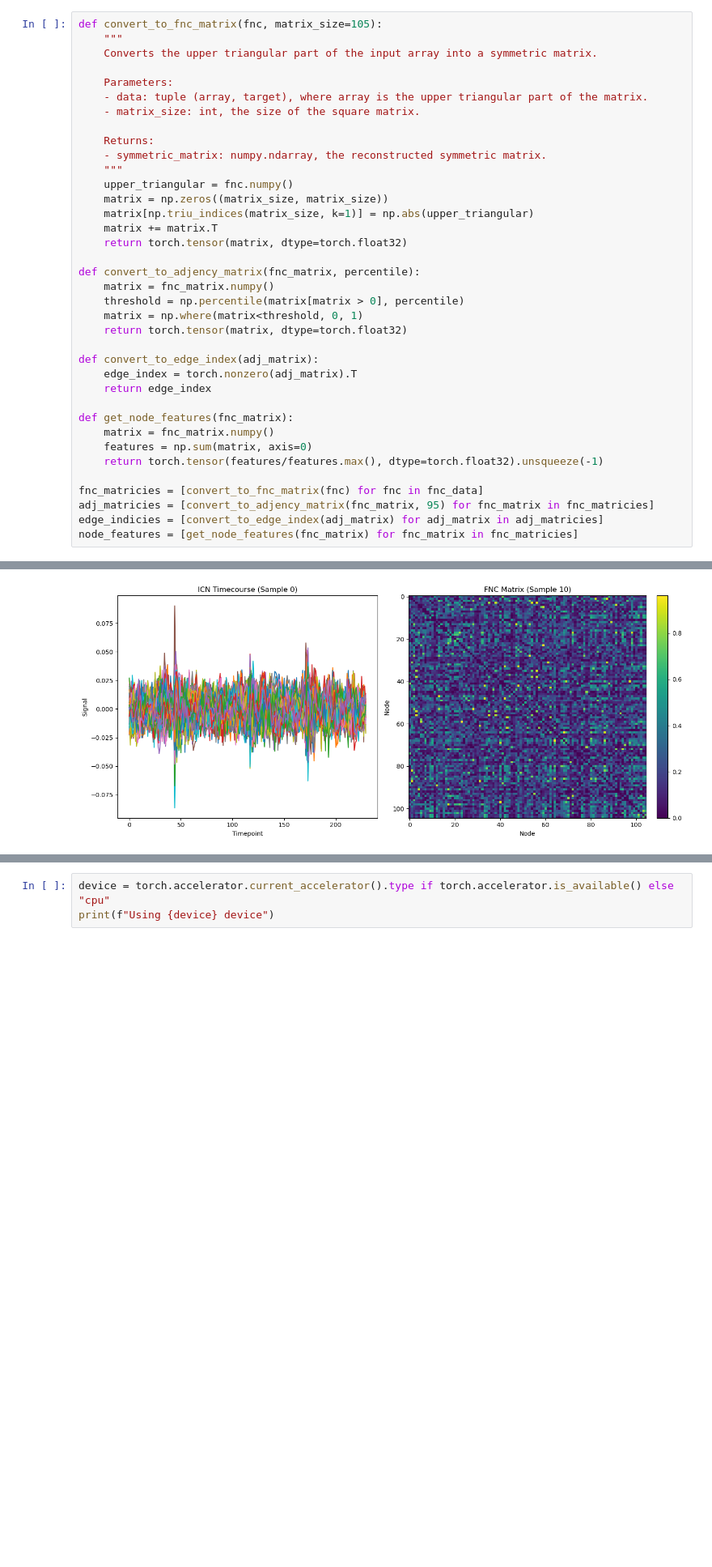
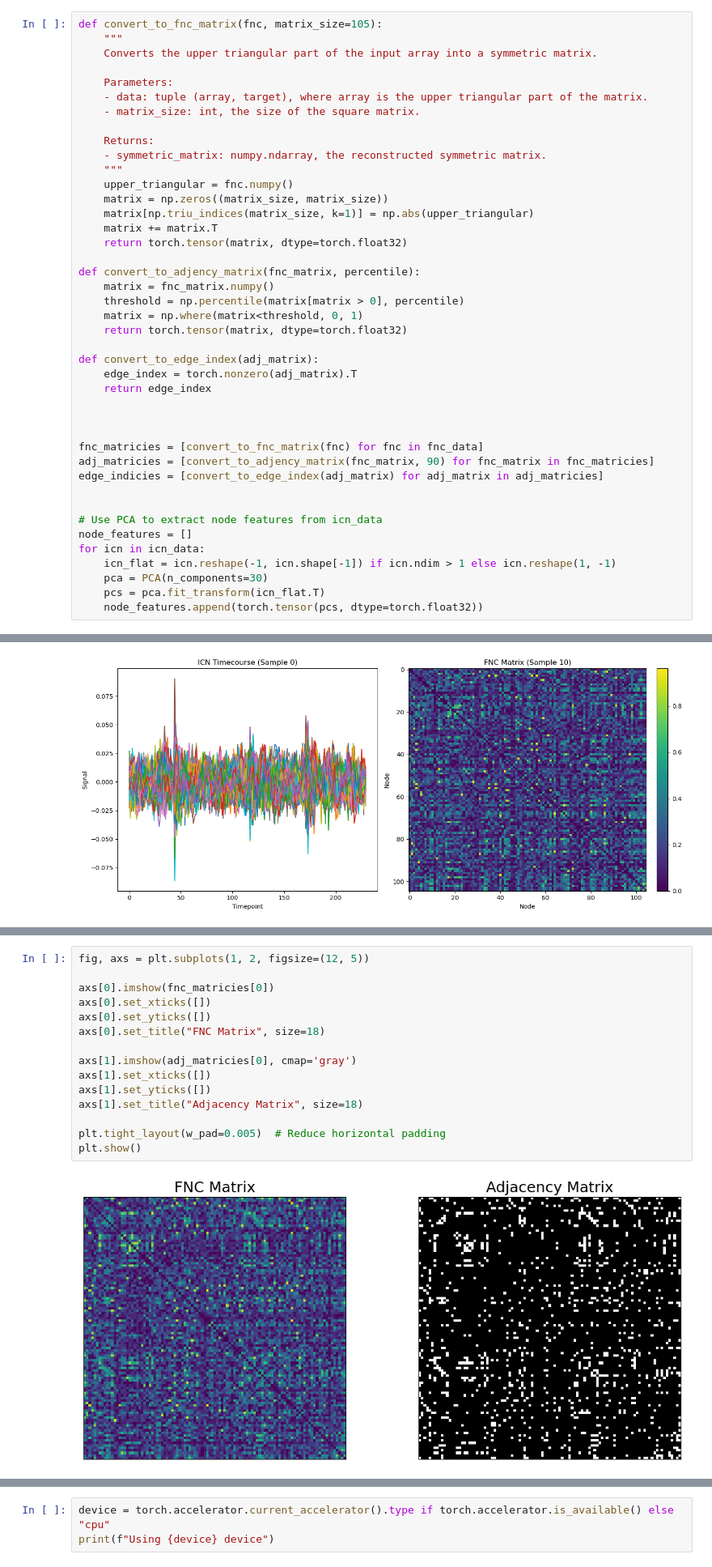
Before and after one commit to GiebatG/Psychosis-classification-with-rsfMRI, a Jupyter notebook: Project.ipynb, the cells around one changed output, grey strips where cells are left out. Shown: that part at 81% size. Saved outputs shown, nothing was run; the diff lists cells and outputs as text; blank space fills up the shorter version.

```diff
--- a/Project.ipynb
+++ b/Project.ipynb
@@ -91,15 +98,20 @@ def convert_to_edge_index(adj_matrix):
     edge_index = torch.nonzero(adj_matrix).T
     return edge_index
 
-def get_node_features(fnc_matrix):
-    matrix = fnc_matrix.numpy()
-    features = np.sum(matrix, axis=0)
-    return torch.tensor(features/features.max(), dtype=torch.float32).unsqueeze(-1)
+
 
 fnc_matricies = [convert_to_fnc_matrix(fnc) for fnc in fnc_data]
-adj_matricies = [convert_to_adjency_matrix(fnc_matrix, 95) for fnc_matrix in fnc_matricies]
+adj_matricies = [convert_to_adjency_matrix(fnc_matrix, 90) for fnc_matrix in fnc_matricies]
 edge_indicies = [convert_to_edge_index(adj_matrix) for adj_matrix in adj_matricies]
-node_features = [get_node_features(fnc_matrix) for fnc_matrix in fnc_matricies]
+
+
+# Use PCA to extract node features from icn_data
+node_features = []
+for icn in icn_data:
+    icn_flat = icn.reshape(-1, icn.shape[-1]) if icn.ndim > 1 else icn.reshape(1, -1)
+    pca = PCA(n_components=30)
+    pcs = pca.fit_transform(icn_flat.T)
+    node_features.append(torch.tensor(pcs, dtype=torch.float32))
 # %%
 fig, axs = plt.subplots(1, 2, figsize=(14, 6))
 
@@ -128,0 +137,17 @@ np.count_nonzero(targets)#/len(train_targets)
+# %%
+fig, axs = plt.subplots(1, 2, figsize=(12, 5))
+
+axs[0].imshow(fnc_matricies[0])
+axs[0].set_xticks([])
+axs[0].set_yticks([])
+axs[0].set_title("FNC Matrix", size=18)
+
+axs[1].imshow(adj_matricies[0], cmap='gray')
+axs[1].set_xticks([])
+axs[1].set_yticks([])
+axs[1].set_title("Adjacency Matrix", size=18)
+
+plt.tight_layout(w_pad=0.005)  # Reduce horizontal padding
+plt.show()
+# %% [output]
+[figure, added]
```
Also changed, not shown: parts of 27 cells of this notebook, 1 other file.
